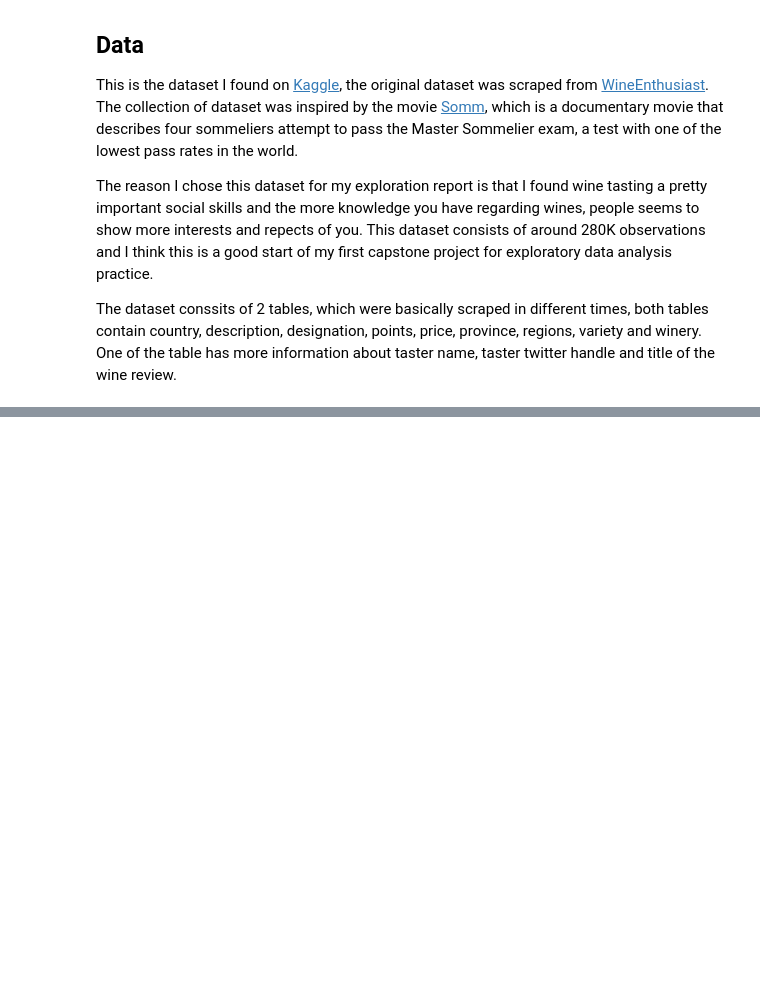
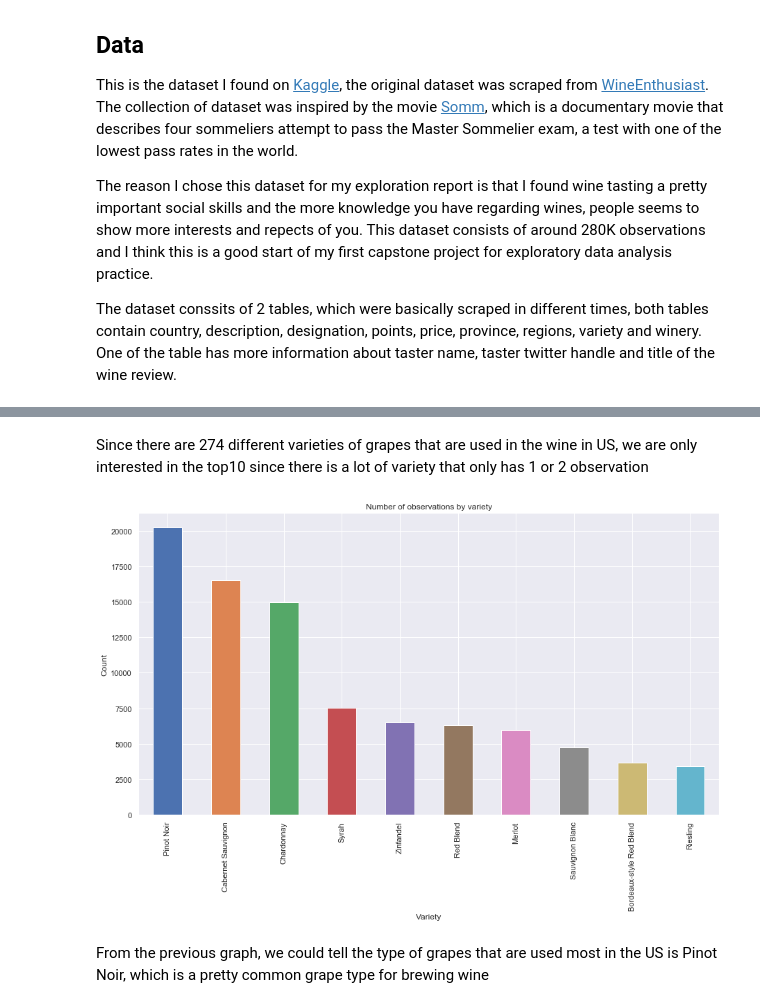
Before and after one commit to george1577/Thinkful_Data_Science, a Jupyter notebook: Drills_and_Assignments/Data_Science_Fundamentals/Unit_4_Career_planning_and_capstone_report/Capstone analytical report.ipynb, the cells around one changed output, grey strips where cells are left out. Drawn from its saved outputs; the diff is of its cells as text; code cells hidden in the pictures; blank space fills up the shorter version.

```diff
--- a/Drills_and_Assignments/Data_Science_Fundamentals/Unit_4_Career_planning_and_capstone_report/Capstone analytical report.ipynb
+++ b/Drills_and_Assignments/Data_Science_Fundamentals/Unit_4_Career_planning_and_capstone_report/Capstone analytical report.ipynb
@@ -17,0 +64,11 @@ The dataset conssits of 2 tables, which were basically scraped in different time
+# %% [markdown]
+Since there are 274 different varieties of grapes that are used in the wine in US, we are only interested in the top10 since there is a lot of variety that only has 1 or 2 observation
+# %%
+fig, ax = plt.subplots(figsize=(15,8))
+ax = wine_us['variety'].value_counts().head(10).plot(kind='bar', ax=ax)
+ax.set(title='Number of observations by variety', xlabel='Variety', ylabel='Count')
+plt.show()
+# %% [output]
+[figure, added]
+# %% [markdown]
+From the previous graph, we could tell the type of grapes that are used most in the US is Pinot Noir, which is a pretty common grape type for brewing wine
```
Also changed, not shown: parts of 10 cells of this notebook.
